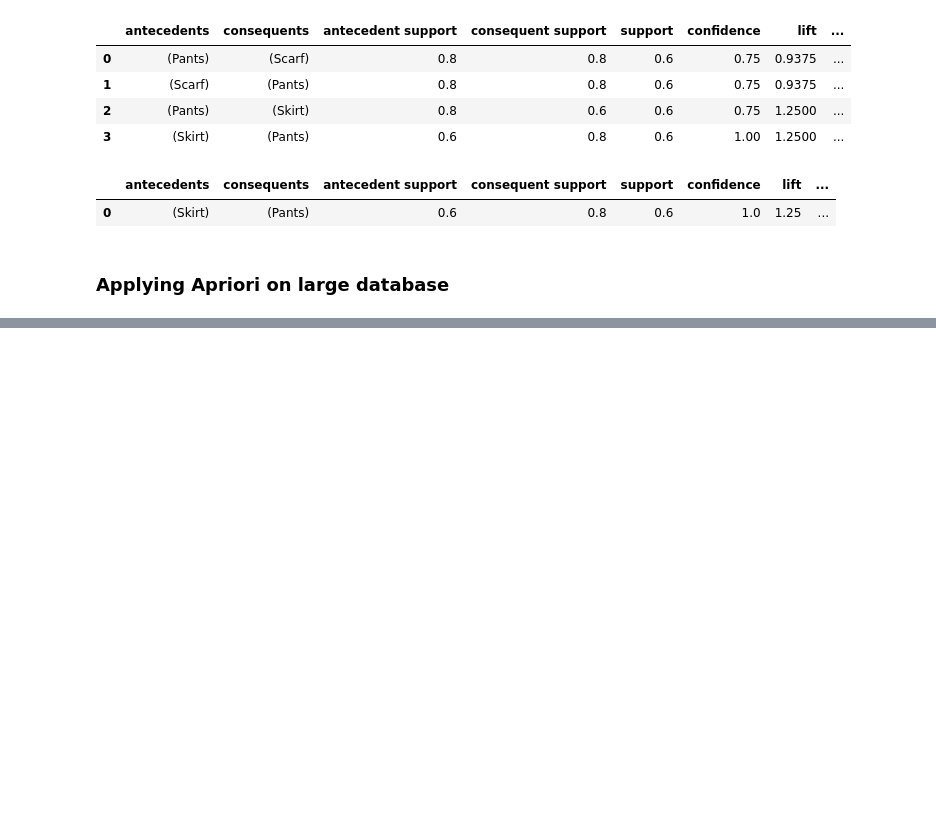
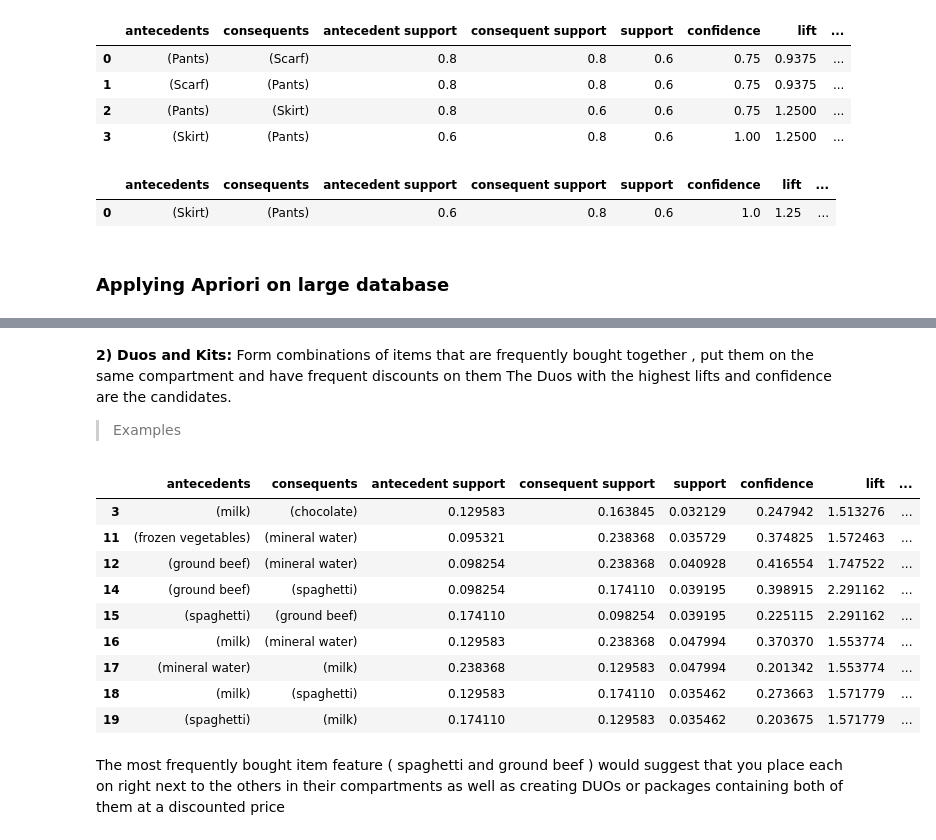
Before and after one commit to mohamedamr13/Machine-Learning-, a Jupyter notebook: Apriori.ipynb, the cells around one changed output, grey strips where cells are left out. Cells and saved outputs as stored; diff of their text form; code cells hidden in the pictures; blank space fills up the shorter version.

```diff
--- a/Apriori.ipynb
+++ b/Apriori.ipynb
@@ -119,0 +125,22 @@ association_rules(frequent_itemsets,metric="lift",min_threshold=0.0000001)
+# %% [markdown]
+**2) Duos and Kits:**
+Form combinations of items that are frequently bought together , put them on the same compartment and have frequent discounts on them
+The Duos with the highest lifts and confidence are the candidates.
+
+
+> Examples
+# %%
+analysis[ (analysis['support'] > 0.03) & (analysis['confidence'] > 0.2) & (analysis['lift'] > 1.5)]
+# %% [output]
+|  | antecedents | consequents | antecedent support | consequent support | support | confidence | lift | ... |
+| 3 | (milk) | (chocolate) | 0.129583 | 0.163845 | 0.032129 | 0.247942 | 1.513276 | ... |
+| 11 | (frozen vegetables) | (mineral water) | 0.095321 | 0.238368 | 0.035729 | 0.374825 | 1.572463 | ... |
+| 12 | (ground beef) | (mineral water) | 0.098254 | 0.238368 | 0.040928 | 0.416554 | 1.747522 | ... |
+| 14 | (ground beef) | (spaghetti) | 0.098254 | 0.174110 | 0.039195 | 0.398915 | 2.291162 | ... |
+| 15 | (spaghetti) | (ground beef) | 0.174110 | 0.098254 | 0.039195 | 0.225115 | 2.291162 | ... |
+| 16 | (milk) | (mineral water) | 0.129583 | 0.238368 | 0.047994 | 0.370370 | 1.553774 | ... |
+| 17 | (mineral water) | (milk) | 0.238368 | 0.129583 | 0.047994 | 0.201342 | 1.553774 | ... |
+| 18 | (milk) | (spaghetti) | 0.129583 | 0.174110 | 0.035462 | 0.273663 | 1.571779 | ... |
+| 19 | (spaghetti) | (milk) | 0.174110 | 0.129583 | 0.035462 | 0.203675 | 1.571779 | ... |
+# %% [markdown]
+The most frequently bought item feature ( spaghetti and ground beef ) would suggest that you place each on right next to the others in their compartments as well as creating DUOs or packages containing both of them at a discounted price
```
Also changed, not shown: parts of 9 cells of this notebook.
